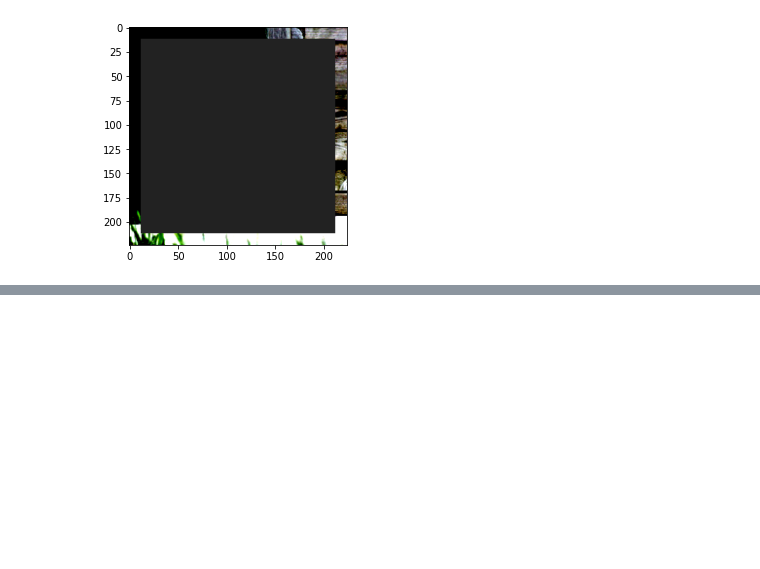
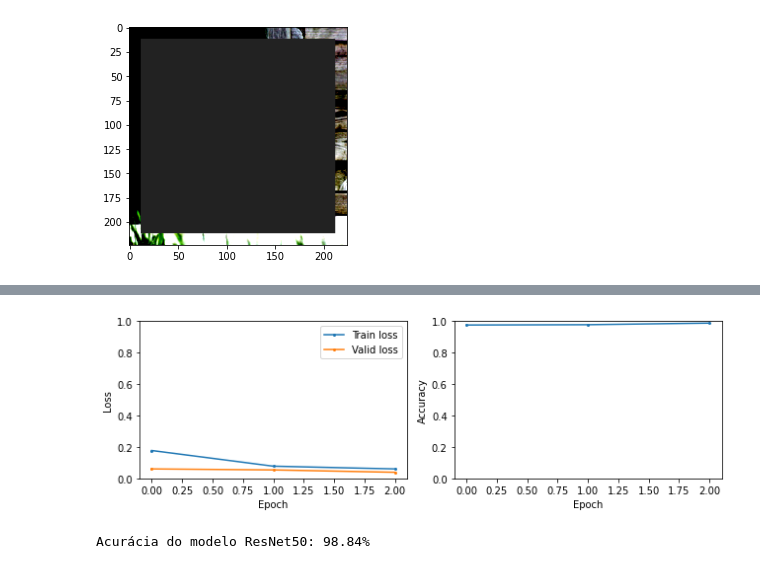
Before and after one commit to IvanCalvo/visao_2024, a Jupyter notebook: Proj2/proj2.ipynb, the cells around one changed output, grey strips where cells are left out. Saved outputs shown, nothing was run; the diff lists cells and outputs as text; code cells hidden in the pictures; blank space fills up the shorter version.

Commit message:
2 finished training

```diff
--- a/Proj2/proj2.ipynb
+++ b/Proj2/proj2.ipynb
@@ -364,3 +366,44 @@ df_long = pd.melt(dataFile, id_vars=['name'], var_name='oclusao', value_name='ac
 fig = px.bar(df_long, x='name', y='accuracy', color='oclusao', barmode='group',
              labels={'name': 'Modelos', 'accuracy': 'Acurácia (%)', 'oclusao': 'Oclusão'})
 fig.show()
+# %%
+import train
+params = {
+    'bs':32,
+    'num_epochs':3,
+    'lr':0.01,
+    'weight_decay':1e-3,
+    'resize_size':224,
+    'seed':0
+}
+
+
+resnet50.fc = nn.Linear(resnet50.fc.in_features, 2)
+ds_train, ds_valid, logger = train.train(resnet50, **params)
+# %% [output]
+[figure, added]
+# %%
+checkpoint = torch.load('data/checkpoints/checkpoint.pt')
+resnet50.load_state_dict(checkpoint['model'])
+
+correct_resnet = 0
+total = 0
+
+with torch.no_grad():
+    for images, labels in dl_valid:
+        images = imgs_p(images)
+
+        outputs_resnet = resnet50(images)
+
+        _, predicted_resnet = torch.max(outputs_resnet.data, 1)
+
+        total += labels.size(0)
+
+        correct_resnet += (predicted_resnet == labels).sum().item()
+
+# Exibindo a acurácia
+accuracy_resnet = 100 * correct_resnet / total
+
+print(f'Acurácia do modelo ResNet50: {accuracy_resnet:.2f}%')
+# %% [output]
+Acurácia do modelo ResNet50: 98.84%
```
Also changed, not shown: parts of 8 cells of this notebook, 10 other files.
